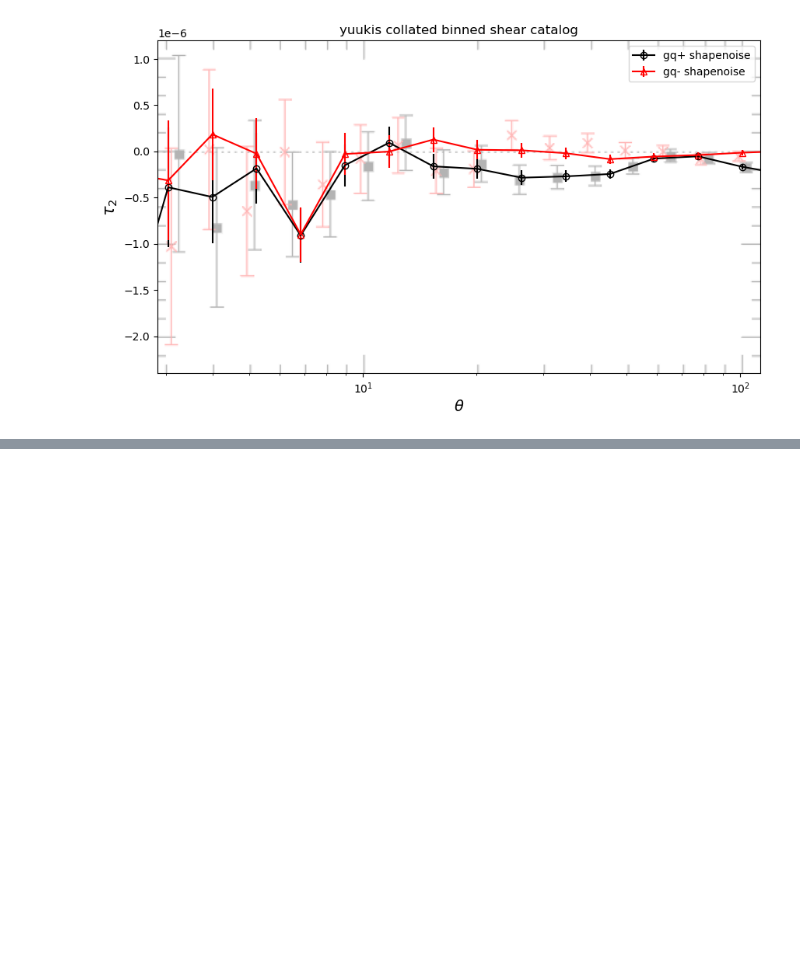
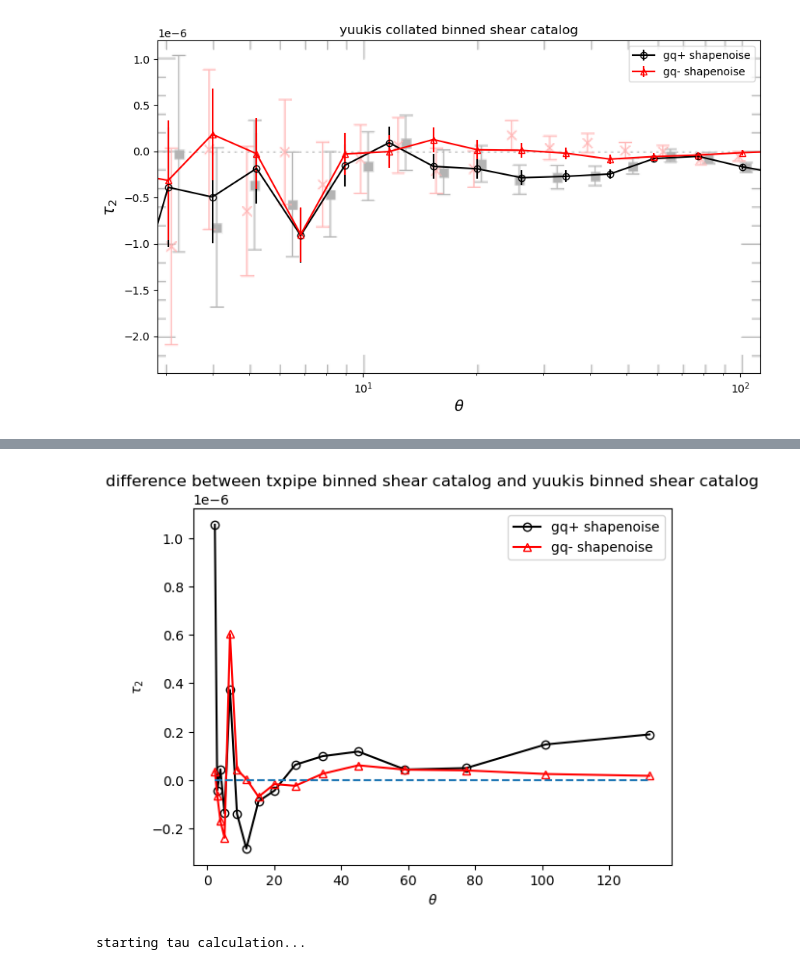
Before and after one commit to LSSTDESC/nulltests_txpipe, a Jupyter notebook: hscy1/TauStatsPaperComparison.ipynb, the cells around one changed output, grey strips where cells are left out. Drawn from its saved outputs; the diff is of its cells as text; code cells hidden in the pictures; blank space fills up the shorter version.

```diff
--- a/hscy1/TauStatsPaperComparison.ipynb
+++ b/hscy1/TauStatsPaperComparison.ipynb
@@ -397,0 +540,13 @@ plt.show()
+# %%
+nbins=16
+plt.plot(tht_y,c2p_y-c2p_1,marker='o',mfc='None',color='black',label='gq+ shapenoise')
+plt.plot(tht_y,c2m_y-c2m_1,marker='^',mfc='None',color='red',label='gq- shapenoise')
+plt.plot(tht_y,np.zeros(len(tht_y)),'--')
+
+plt.title('difference between txpipe binned shear catalog and yuukis binned shear catalog')
+plt.ylabel(r'$\tau_2$')
+plt.xlabel(r'$\theta$')
+plt.legend()
+plt.show()
+# %% [output]
+[figure, added]
@@ -397,0 +577,4 @@ plt.show()
+# %%
+tht_yn, c0p_yn, c0m_yn, c2p_yn, c2m_yn, c0vsnp_yn, c0vsnm_yn, c2vsnp_yn, c2vsnm_yn = compute_all_tau(allgra, allgdec, [allg1,allg2], allgw, ra_, dec_, e_mod_, de_psf_)
+# %% [output]
+starting tau calculation...
```
Also changed, not shown: parts of 13 cells of this notebook.
